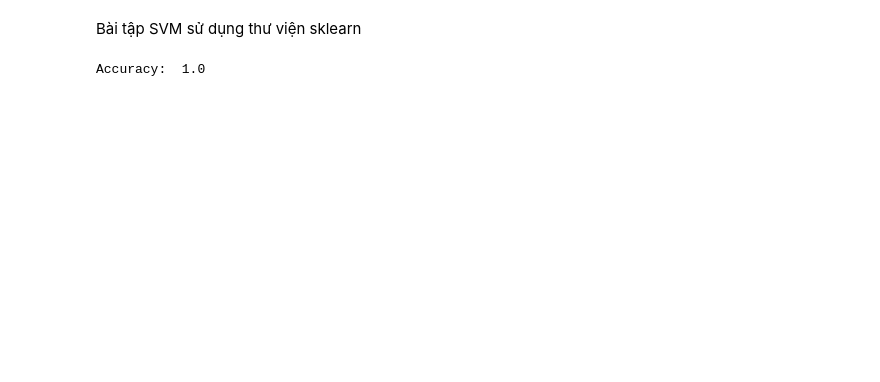
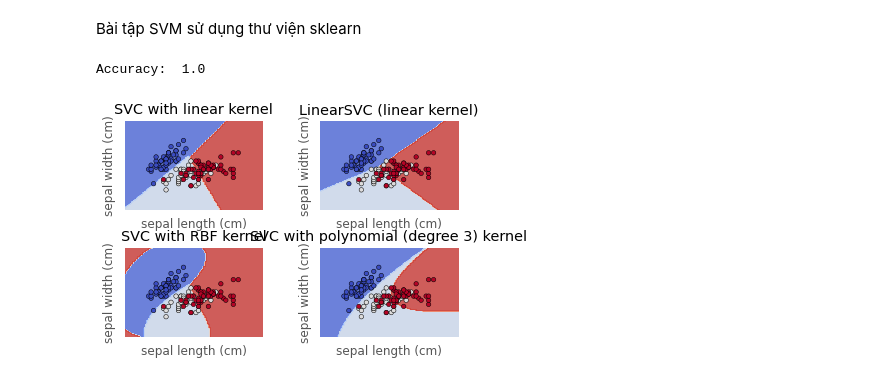
Before and after one commit to eggtgg/bt_minhtriho_all, a Jupyter notebook: k2_n3/thuat_toan/4_3_23/btsvm4_3_23.ipynb, the cells around one changed output. Saved outputs shown, nothing was run; the diff lists cells and outputs as text; code cells hidden in the pictures; blank space fills up the shorter version.

```diff
--- a/k2_n3/thuat_toan/4_3_23/btsvm4_3_23.ipynb
+++ b/k2_n3/thuat_toan/4_3_23/btsvm4_3_23.ipynb
@@ -29,3 +29,59 @@ acc = accuracy_score(y_test, y_pred)
 print("Accuracy: ", acc)
 # %% [output]
 Accuracy:  1.0
+# %%
+import matplotlib.pyplot as plt
+from sklearn import svm, datasets
+from sklearn.inspection import DecisionBoundaryDisplay
+
+
+# import some data to play with
+iris = datasets.load_iris()
+# Take the first two features. We could avoid this by using a two-dim dataset
+X = iris.data[:, :2]
+y = iris.target
+
+# we create an instance of SVM and fit out data. We do not scale our
+# data since we want to plot the support vectors
+C = 1.0  # SVM regularization parameter
+models = (
+    svm.SVC(kernel="linear", C=C),
+    svm.LinearSVC(C=C, max_iter=10000),
+    svm.SVC(kernel="rbf", gamma=0.7, C=C),
+    svm.SVC(kernel="poly", degree=3, gamma="auto", C=C),
+)
+models = (clf.fit(X, y) for clf in models)
+
+# title for the plots
+titles = (
+    "SVC with linear kernel",
+    "LinearSVC (linear kernel)",
+    "SVC with RBF kernel",
+    "SVC with polynomial (degree 3) kernel",
+)
+
+# Set-up 2x2 grid for plotting.
+fig, sub = plt.subplots(2, 2)
+plt.subplots_adjust(wspace=0.4, hspace=0.4)
+
+X0, X1 = X[:, 0], X[:, 1]
+
+for clf, title, ax in zip(models, titles, sub.flatten()):
+    disp = DecisionBoundaryDisplay.from_estimator(
+        clf,
+        X,
+        response_method="predict",
+        cmap=plt.cm.coolwarm,
+        alpha=0.8,
+        ax=ax,
+        xlabel=iris.feature_names[0],
+        ylabel=iris.feature_names[1],
+    )
+    ax.scatter(X0, X1, c=y, cmap=plt.cm.coolwarm, s=20, edgecolors="k")
+    ax.set_xticks(())
+    ax.set_yticks(())
+    ax.set_title(title)
+
+plt.show()
+# %% [output]
+[figure, added]
```
